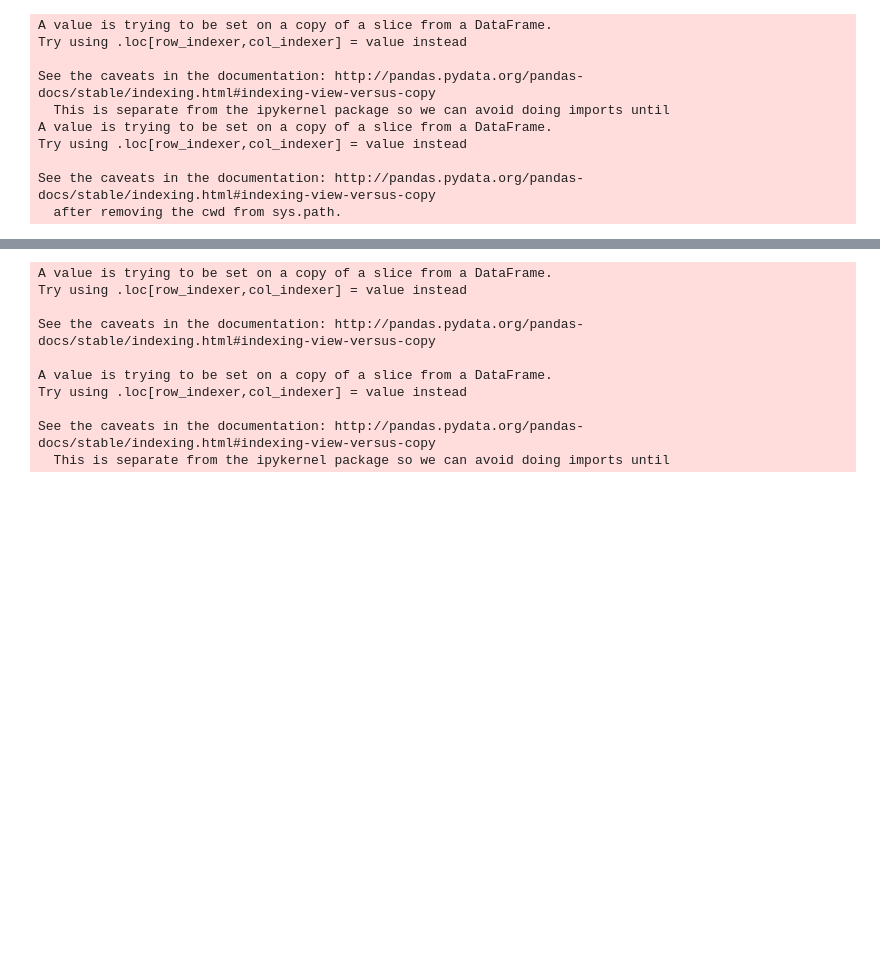
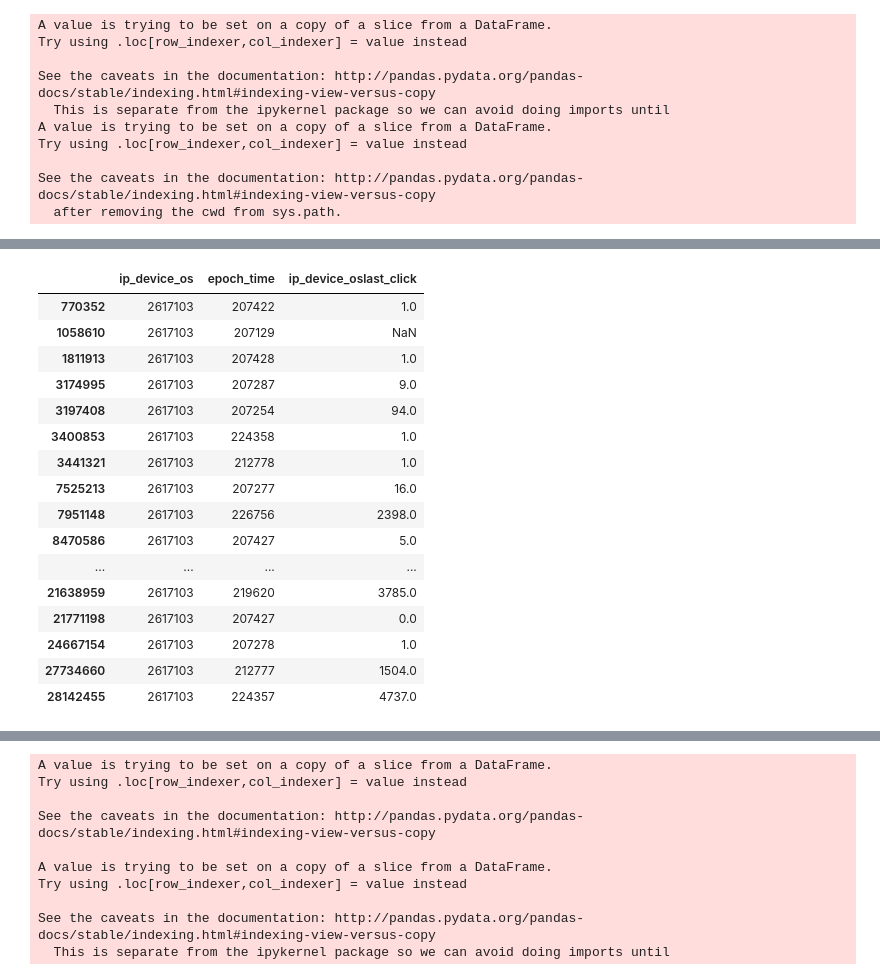
Before and after one commit to mohsinkhn/Talking_data_codes, a Jupyter notebook: LGB_v5.ipynb, the cells around one changed output, grey strips where cells are left out. Cells and saved outputs as stored; diff of their text form; code cells hidden in the pictures; blank space fills up the shorter version.

```diff
--- a/LGB_v5.ipynb
+++ b/LGB_v5.ipynb
@@ -580,0 +1261,20 @@ See the caveats in the documentation: http://pandas.pydata.org/pandas-docs/stabl
+# %%
+tot.loc[tot.ip_device_os == 2617103, ['ip_device_os', 'epoch_time', 'ip_device_oslast_click']]
+# %% [output]
+|  | ip_device_os | epoch_time | ip_device_oslast_click |
+| 770352 | 2617103 | 207422 | 1.0 |
+| 1058610 | 2617103 | 207129 | NaN |
+| 1811913 | 2617103 | 207428 | 1.0 |
+| 3174995 | 2617103 | 207287 | 9.0 |
+| 3197408 | 2617103 | 207254 | 94.0 |
+| 3400853 | 2617103 | 224358 | 1.0 |
+| 3441321 | 2617103 | 212778 | 1.0 |
+| 7525213 | 2617103 | 207277 | 16.0 |
+| 7951148 | 2617103 | 226756 | 2398.0 |
+| 8470586 | 2617103 | 207427 | 5.0 |
+| ... | ... | ... | ... |
+| 21638959 | 2617103 | 219620 | 3785.0 |
+| 21771198 | 2617103 | 207427 | 0.0 |
+| 24667154 | 2617103 | 207278 | 1.0 |
+| 27734660 | 2617103 | 212777 | 1504.0 |
+| 28142455 | 2617103 | 224357 | 4737.0 |
```
Also changed, not shown: parts of 72 cells of this notebook, 1 other file.
